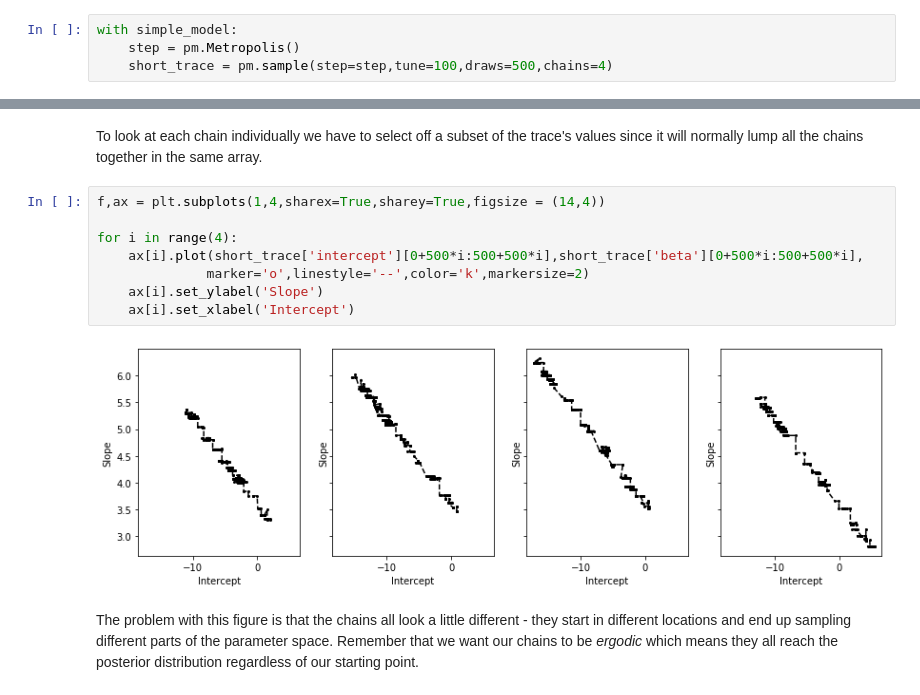
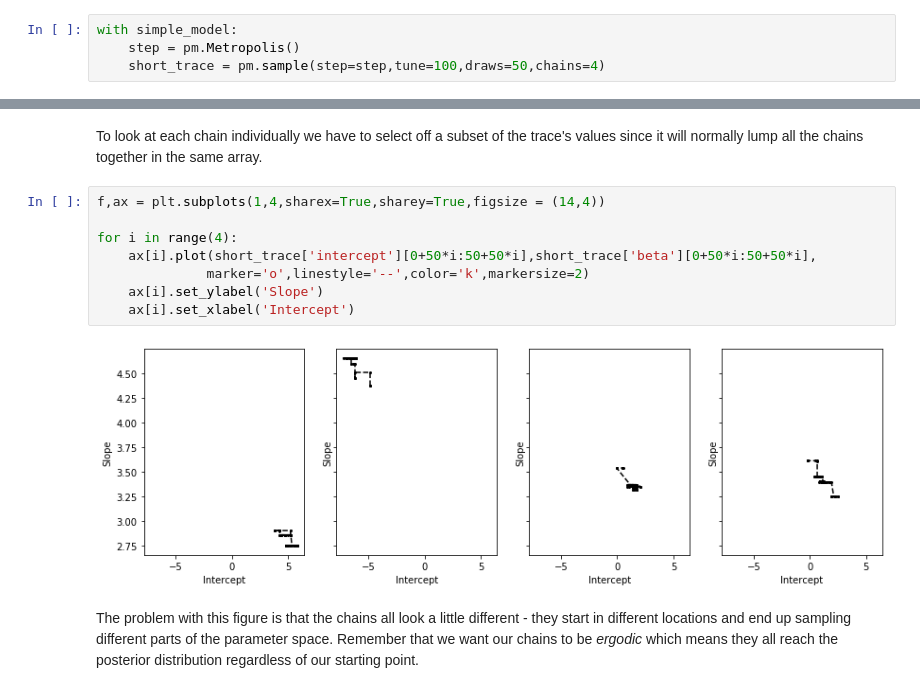
Before and after one commit to ckrapu/mbds-cee-690, a Jupyter notebook: notebooks/03-bayesian-modeling.ipynb, the cells around one changed output, grey strips where cells are left out. Cells and saved outputs as stored; diff of their text form.

```diff
--- a/notebooks/03-bayesian-modeling.ipynb
+++ b/notebooks/03-bayesian-modeling.ipynb
@@ -226,5 +224,5 @@ Another way that our sampler can fail is by simply not reaching the true posteri
 # %%
 with simple_model:
     step = pm.Metropolis()
-    short_trace = pm.sample(step=step,tune=100,draws=500,chains=4)
+    short_trace = pm.sample(step=step,tune=100,draws=50,chains=4)
 # %% [output]
@@ -242,13 +239,13 @@ To look at each chain individually we have to select off a subset of the trace's
 # %%
 f,ax = plt.subplots(1,4,sharex=True,sharey=True,figsize = (14,4))
 
 for i in range(4):
-    ax[i].plot(short_trace['intercept'][0+500*i:500+500*i],short_trace['beta'][0+500*i:500+500*i],
+    ax[i].plot(short_trace['intercept'][0+50*i:50+50*i],short_trace['beta'][0+50*i:50+50*i],
               marker='o',linestyle='--',color='k',markersize=2)
     ax[i].set_ylabel('Slope')
     ax[i].set_xlabel('Intercept')
 # %% [output]
-[figure, old version]
+[figure, new version]
 # %% [markdown]
 The problem with this figure is that the chains all look a little different - they start in different locations and end up sampling different parts of the parameter space. Remember that we want our chains to be *ergodic* which means they all reach the posterior distribution regardless of our starting point.
 # %% [markdown]
```
Also changed, not shown: parts of 18 cells of this notebook.
